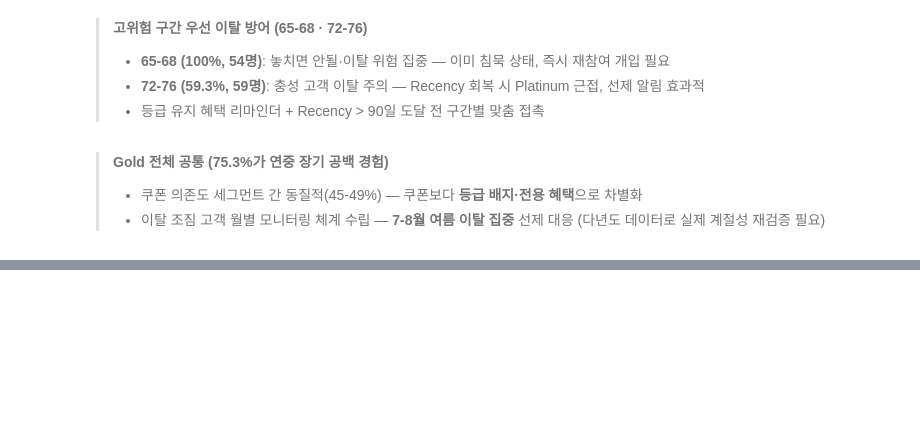
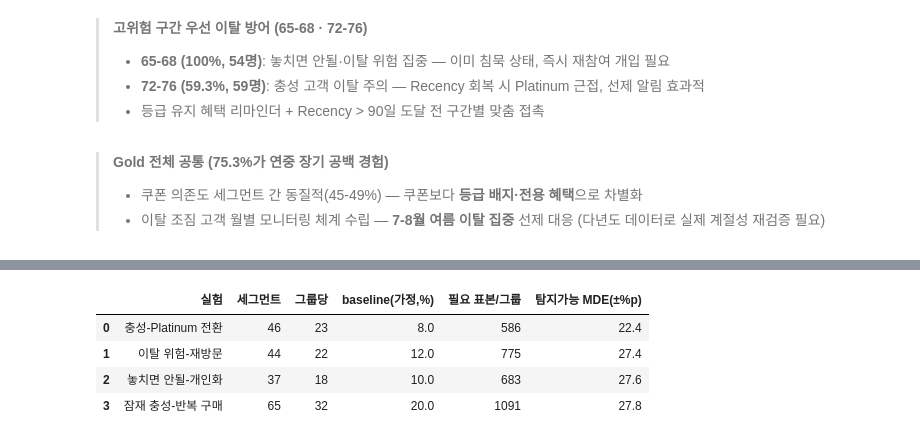
Before and after one commit to kth530/dacon_e_commerce, a Jupyter notebook: notebooks/06_segment_gold.ipynb, the cells around one changed output, grey strips where cells are left out. Cells and saved outputs as stored; diff of their text form; code cells hidden in the pictures; blank space fills up the shorter version.

```diff
--- a/notebooks/06_segment_gold.ipynb
+++ b/notebooks/06_segment_gold.ipynb
@@ -1154,0 +1163,43 @@ Gold 고객 **75.3%(183/243명)** 가 연중 한 번 이상 90일+ 공백을 경
+# %%
+# A/B 표본 크기·검정력 산정 — 실험 결과가 아니라 세그먼트 인원으로 "필요 표본 vs 현재"를 계산
+from scipy.stats import norm
+
+def required_n(p1, mde, alpha=0.05, power=0.8):
+    """2-표본 비율 검정에서 p1 대비 +mde(절대) 탐지에 필요한 그룹당 표본."""
+    p2 = p1 + mde
+    z = norm.ppf(1 - alpha / 2) + norm.ppf(power)
+    return (z ** 2 * (p1 * (1 - p1) + p2 * (1 - p2))) / (p1 - p2) ** 2
+
+def detectable_mde(p1, n_per_group, alpha=0.05, power=0.8):
+    """그룹당 n_per_group에서 탐지 가능한 최소 효과(±%p, 근사)."""
+    z = norm.ppf(1 - alpha / 2) + norm.ppf(power)
+    return z * (2 * p1 * (1 - p1) / n_per_group) ** 0.5
+
+# (실험, 세그먼트 인원, baseline 가정, 목표 상승폭 +%p)
+plans = [
+    ("충성-Platinum 전환", 46, 0.08, 0.05),
+    ("이탈 위험-재방문", 44, 0.12, 0.05),
+    ("놓치면 안될-개인화", 37, 0.10, 0.05),
+    ("잠재 충성-반복 구매", 65, 0.20, 0.05),
+]
+
+rows = []
+for name, n_seg, p1, mde in plans:
+    n_grp = n_seg / 2
+    rows.append({
+        "실험": name,
+        "세그먼트": n_seg,
+        "그룹당": int(n_grp),
+        "baseline(가정,%)": round(p1 * 100, 1),
+        "필요 표본/그룹": int(round(required_n(p1, mde))),
+        "탐지가능 MDE(±%p)": round(detectable_mde(p1, n_grp) * 100, 1),
+    })
+
+ab_power = pd.DataFrame(rows)
+ab_power
+# %% [output]
+|  | 실험 | 세그먼트 | 그룹당 | baseline(가정,%) | 필요 표본/그룹 | 탐지가능 MDE(±%p) |
+| 0 | 충성-Platinum 전환 | 46 | 23 | 8.0 | 586 | 22.4 |
+| 1 | 이탈 위험-재방문 | 44 | 22 | 12.0 | 775 | 27.4 |
+| 2 | 놓치면 안될-개인화 | 37 | 18 | 10.0 | 683 | 27.6 |
+| 3 | 잠재 충성-반복 구매 | 65 | 32 | 20.0 | 1091 | 27.8 |
```
Also changed, not shown: parts of 1 cell of this notebook, 3 other files.
